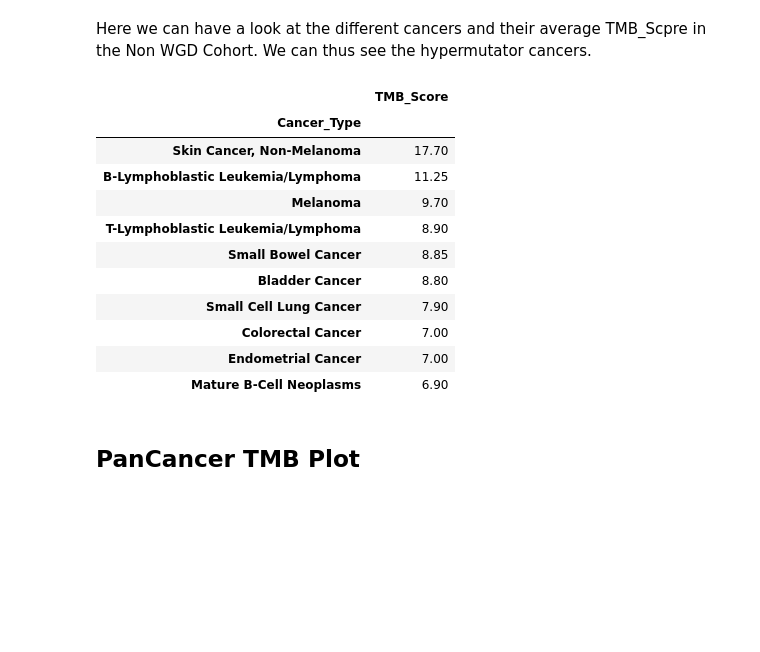
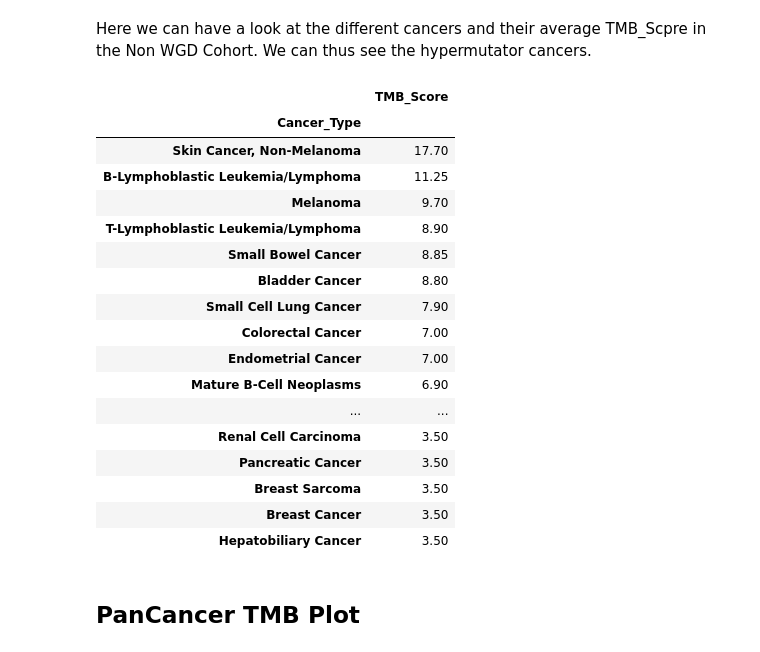
Before and after one commit to emilecohen/mskimpact_tp53_exploration, a Jupyter notebook: analysis/exploratory_analysis/cancer_analysis/TMB_pancancer.ipynb, the cells around one changed output. Saved outputs shown, nothing was run; the diff lists cells and outputs as text; code cells hidden in the pictures; blank space fills up the shorter version.

```diff
--- a/analysis/exploratory_analysis/cancer_analysis/TMB_pancancer.ipynb
+++ b/analysis/exploratory_analysis/cancer_analysis/TMB_pancancer.ipynb
@@ -258,20 +258,26 @@ plt.show()
 Here we can have a look at the different cancers and their average TMB_Scpre in the Non WGD Cohort.
 We can thus see the hypermutator cancers.
 # %%
-master_no_wgd[['Cancer_Type', 'TMB_Score']].groupby(['Cancer_Type'])[['TMB_Score']].median().sort_values(by='TMB_Score', ascending=False).head(10)
+master_no_wgd[['Cancer_Type', 'TMB_Score']].groupby(['Cancer_Type'])[['TMB_Score']].median().sort_values(by='TMB_Score', ascending=False).head(30)
 # %% [output]
 |  | TMB_Score |
 | Cancer_Type |  |
 | Skin Cancer, Non-Melanoma | 17.70 |
 | B-Lymphoblastic Leukemia/Lymphoma | 11.25 |
 | Melanoma | 9.70 |
 | T-Lymphoblastic Leukemia/Lymphoma | 8.90 |
 | Small Bowel Cancer | 8.85 |
 | Bladder Cancer | 8.80 |
 | Small Cell Lung Cancer | 7.90 |
 | Colorectal Cancer | 7.00 |
 | Endometrial Cancer | 7.00 |
 | Mature B-Cell Neoplasms | 6.90 |
+| ... | ... |
+| Renal Cell Carcinoma | 3.50 |
+| Pancreatic Cancer | 3.50 |
+| Breast Sarcoma | 3.50 |
+| Breast Cancer | 3.50 |
+| Hepatobiliary Cancer | 3.50 |
 # %% [markdown]
 ## PanCancer TMB Plot
 # %%
```
Also changed, not shown: parts of 3 cells of this notebook, 14 other files.
